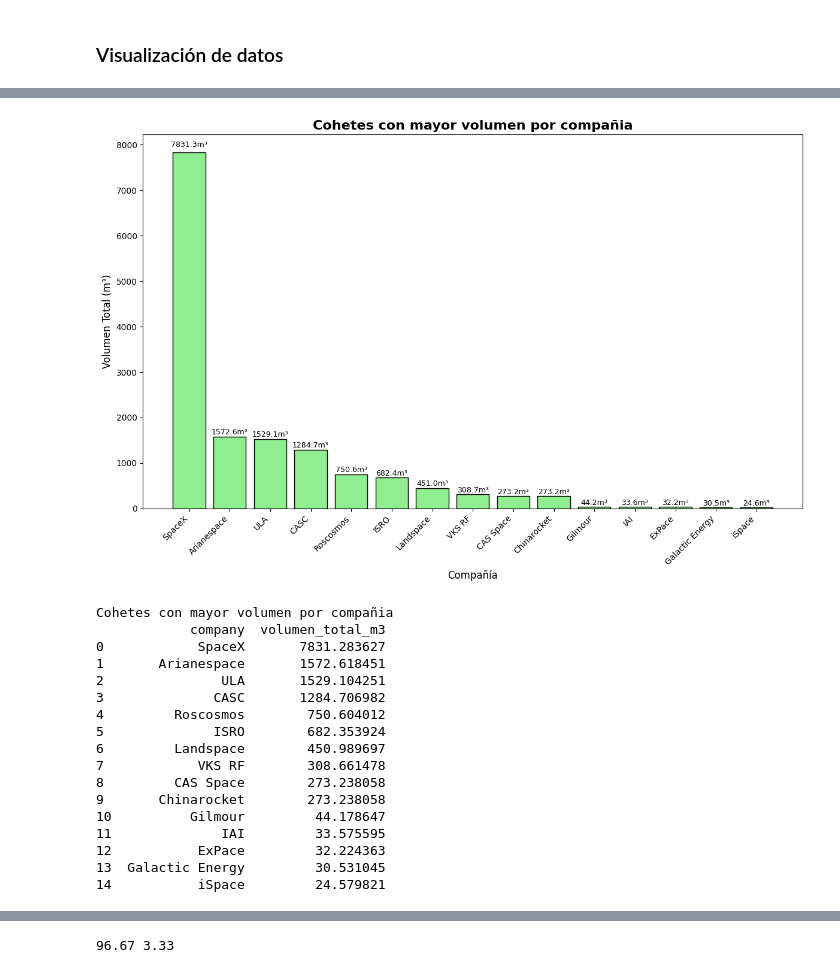
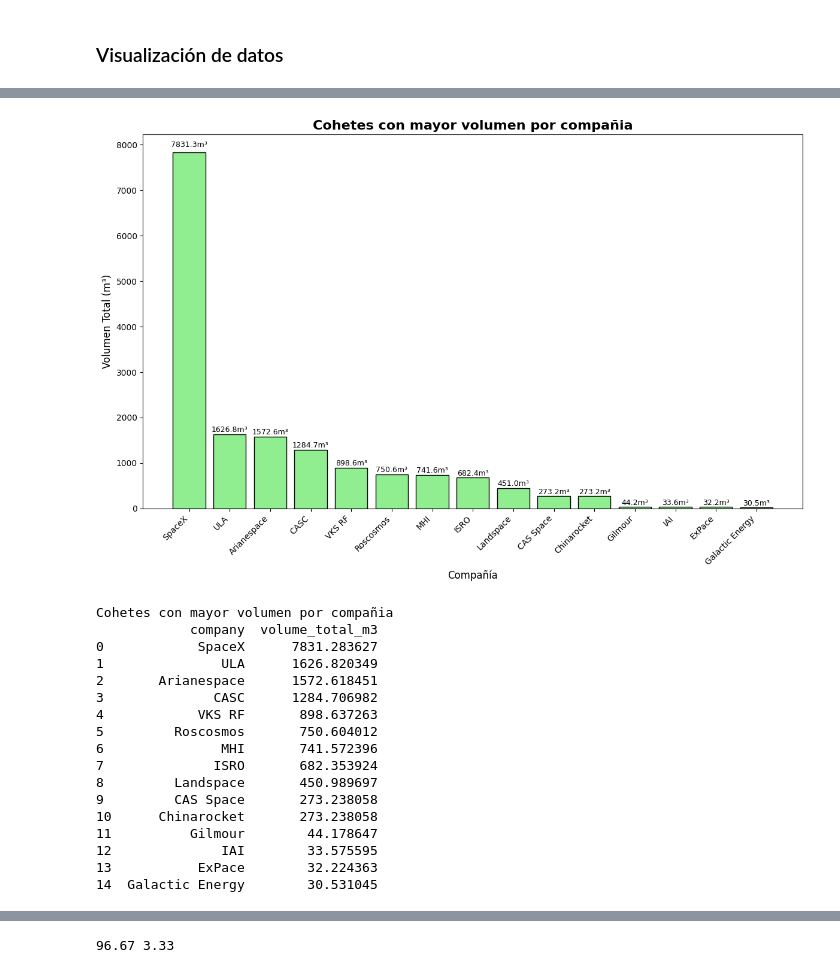
Before and after one commit to BaljeetTM/Tarea1_dataScience, a Jupyter notebook: Tarea1.ipynb, the cells around one changed output, grey strips where cells are left out. Saved outputs shown, nothing was run; the diff lists cells and outputs as text; code cells hidden in the pictures.

```diff
--- a/Tarea1.ipynb
+++ b/Tarea1.ipynb
@@ -9,7 +9,7 @@ from selenium.webdriver.chrome.options import Options
 import math
 # %%
 base_url = "https://nextspaceflight.com/launches/past/"
-last_page = 2
+last_page = 4
 # %%
 
 
@@ -214,7 +202,7 @@ df
 # %%
 volumen_cohete = math.pi * (df["fairing_diameter_m"] / 2) ** 2 * df["rocket_height_m"]
 volumen_carenado = math.pi * (df["fairing_diameter_m"] / 2) ** 2 * df["fairing_height_m"] * (1/3)
-df["volumen_total_m3"] = volumen_cohete + volumen_carenado
+df["volume_total_m3"] = volumen_cohete + volumen_carenado
 df
 # %% [output]
 |  | company | details_url | successful | price_million | leo_weight_kg | gto_weight_kg | total_payload_kg | ... |
@@ -311,55 +291,54 @@ print(df_valor_carga)
 # %%
 # Empresas con cohetes más grandes por volumen total
 
-df_big_rockets = df.groupby('company')['volumen_total_m3'].max().sort_values(ascending=False)
-df_big_rockets = df_big_rockets.rename("volumen_total_m3").reset_index()
+df_big_rockets = df.groupby('company')['volume_total_m3'].max().sort_values(ascending=False)
+df_big_rockets = df_big_rockets.rename("volume_total_m3").reset_index()
 
-df_big_rockets_display = df_big_rockets[['company', 'volumen_total_m3']].head(15)
+df_big_rockets_display = df_big_rockets[['company', 'volume_total_m3']].head(15)
 
-# Crear gráfico de barras
+
 plt.figure(figsize=(12, 8))
-bars = plt.bar(range(len(df_big_rockets_display)), df_big_rockets_display['volumen_total_m3'], color='lightgreen', edgecolor='black')
+bars = plt.bar(range(len(df_big_rockets_display)), df_big_rockets_display['volume_total_m3'], color='lightgreen', edgecolor='black')
 
-# Personalizar el gráfico
+
 plt.title('Cohetes con mayor volumen por compañia', fontsize=16, fontweight='bold')
 plt.xlabel('Compañía', fontsize=12)
 plt.ylabel('Volumen Total (m³)', fontsize=12)
 
-# Crear etiquetas solo con la compañía
+
 labels = [row['company'] for _, row in df_big_rockets_display.iterrows()]
 plt.xticks(range(len(df_big_rockets_display)), labels, rotation=45, ha='right', fontsize=10)
 
-# Añadir valores encima de las barras
+
 for i, bar in enumerate(bars):
     height = bar.get_height()
-    plt.text(bar.get_x() + bar.get_width()/2., height + height*0.01,
-             f'{height:.1f}m³', ha='center', va='bottom', fontsize=9)
+    plt.text(bar.get_x() + bar.get_width()/2., height + height*0.01, f'{height:.1f}m³', ha='center', va='bottom', fontsize=9)
 
 plt.tight_layout()
 plt.show()
 
-# Mostrar tabla con los datos
+
 print('Cohetes con mayor volumen por compañia')
 print(df_big_rockets_display)
 # %% [output]
-[figure, old version]
+[figure, new version]
 Cohetes con mayor volumen por compañia
-            company  volumen_total_m3
-0            SpaceX       7831.283627
-1       Arianespace       1572.618451
-2               ULA       1529.104251
-3              CASC       1284.706982
-4         Roscosmos        750.604012
-5              ISRO        682.353924
-6         Landspace        450.989697
-7            VKS RF        308.661478
-8         CAS Space        273.238058
-9       Chinarocket        273.238058
-10          Gilmour         44.178647
-11              IAI         33.575595
-12           ExPace         32.224363
-13  Galactic Energy         30.531045
-14           iSpace         24.579821
+            company  volume_total_m3
+0            SpaceX      7831.283627
+1               ULA      1626.820349
+2       Arianespace      1572.618451
+3              CASC      1284.706982
+4            VKS RF       898.637263
+5         Roscosmos       750.604012
+6               MHI       741.572396
+7              ISRO       682.353924
+8         Landspace       450.989697
+9         CAS Space       273.238058
+10      Chinarocket       273.238058
+11          Gilmour        44.178647
+12              IAI        33.575595
+13           ExPace        32.224363
+14  Galactic Energy        30.531045
 # %%
 #dudoso, nose si este bueno
 df2 = df.copy()
```
Also changed, not shown: parts of 12 cells of this notebook, 1 other file.
